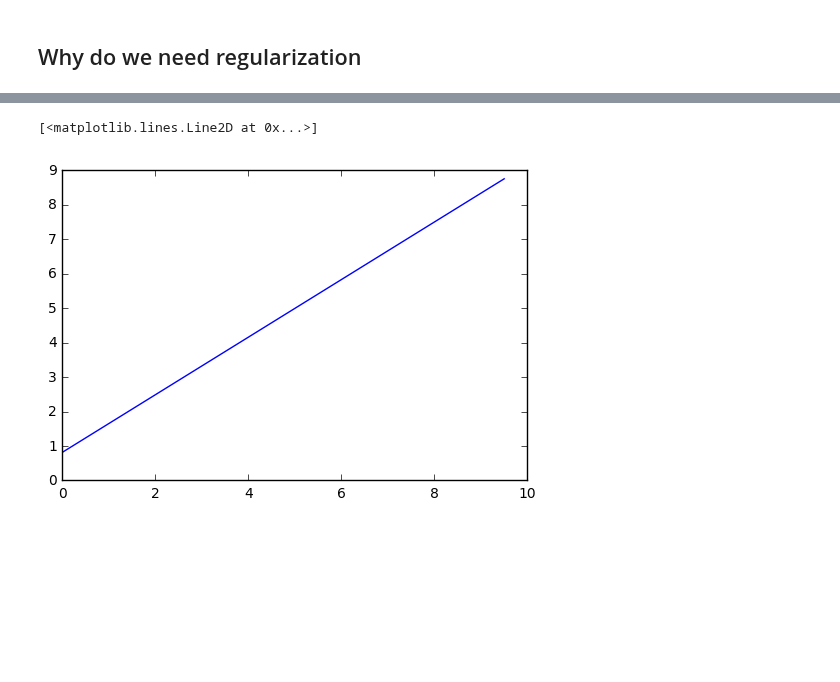
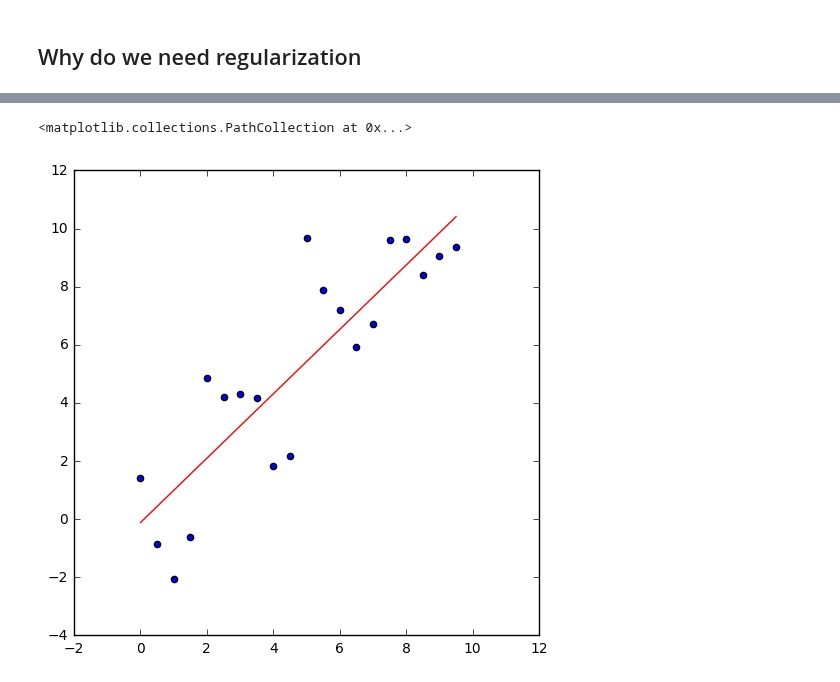
Before and after one commit to StephenElston/MachineLearning530, a Jupyter notebook: Lesson2/IntroToRegularization.ipynb, the cells around one changed output, grey strips where cells are left out. Saved outputs shown, nothing was run; the diff lists cells and outputs as text; code cells hidden in the pictures; blank space fills up the shorter version.

```diff
--- a/Lesson2/IntroToRegularization.ipynb
+++ b/Lesson2/IntroToRegularization.ipynb
@@ -28,11 +28,14 @@ plt.scatter(x,y)
 # %%
 import sklearn.linear_model as slm
 mod = slm.LinearRegression()
 x = x.reshape(-1, 1)
 y = np.reshape(y, y.shape[0])
 mod.fit(x,y)
 y_hat = mod.predict(x)
-plt.plot(x,y_hat)
+
+ax = plt.figure(figsize=(6, 6)).gca() # define axis
+plt.plot(x,y_hat, c = 'red')
+plt.scatter(x,y)
 # %% [output]
-[<matplotlib.lines.Line2D at 0x...>]
+<matplotlib.collections.PathCollection at 0x...>
-[figure, old version]
+[figure, new version]
```
Also changed, not shown: parts of 2 cells of this notebook.
